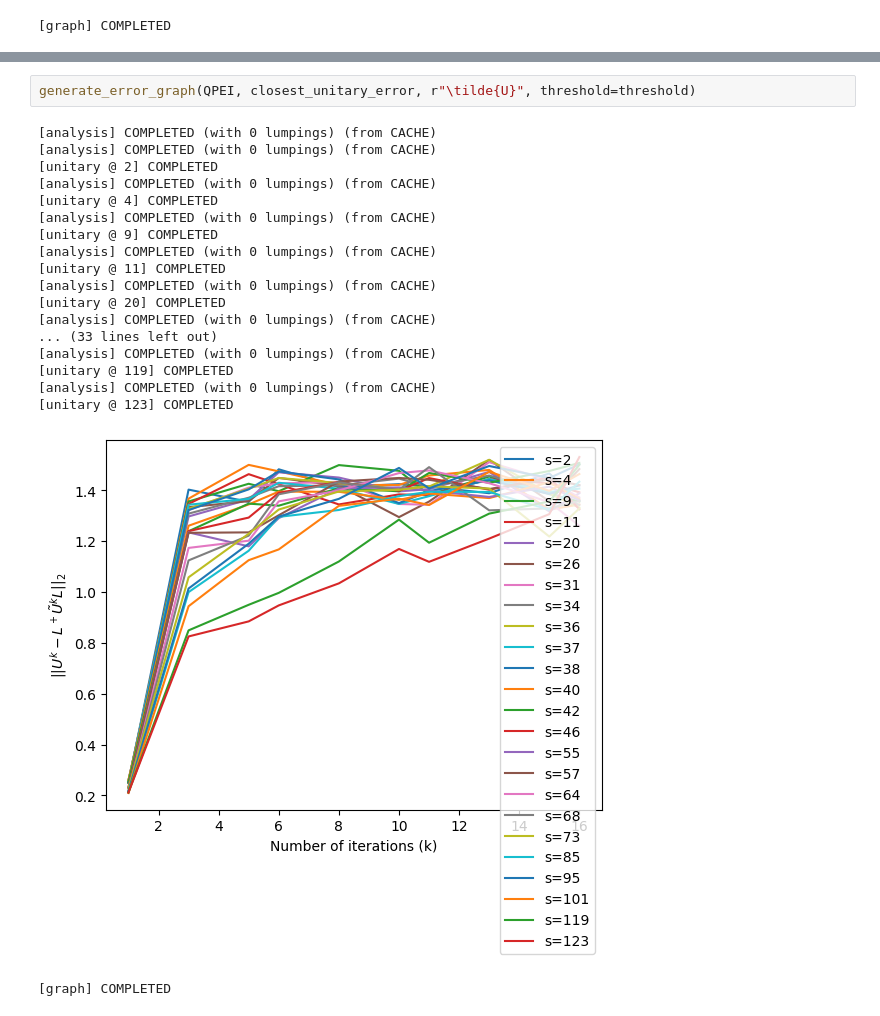
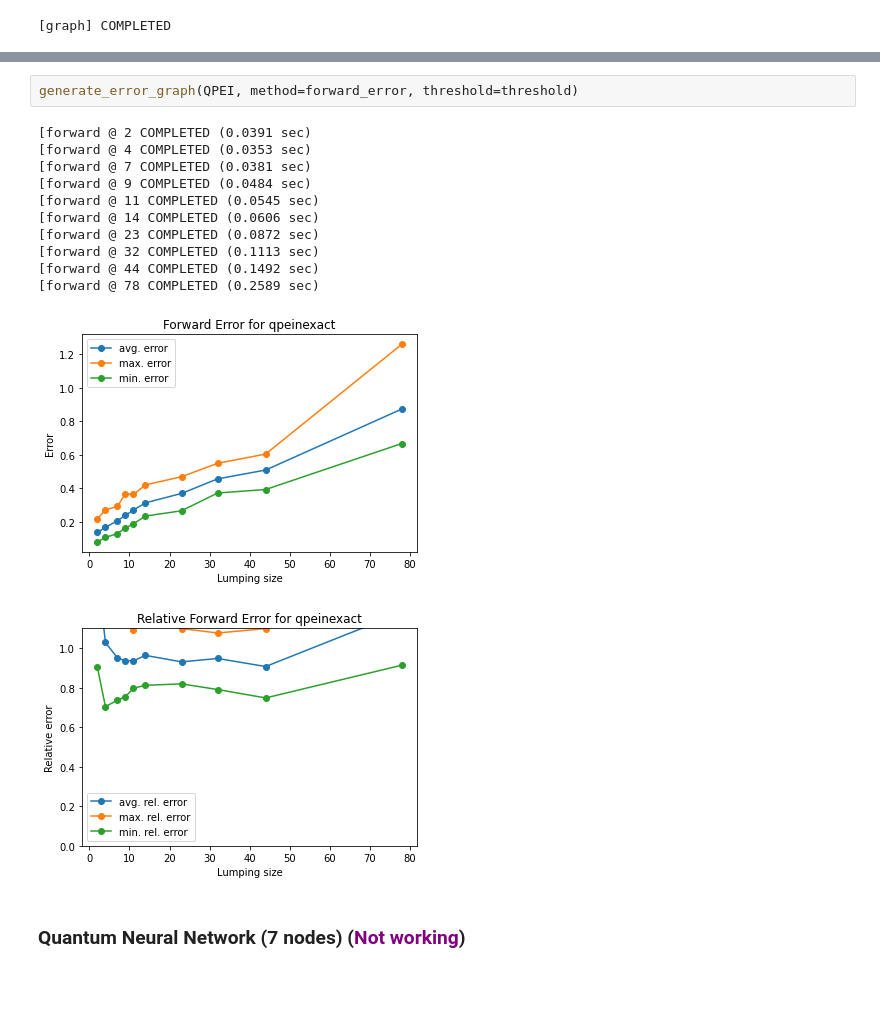
Before and after one commit to Antonio-JP/CLUE, a Jupyter notebook: notebooks/numerical_quantum.ipynb, the cells around one changed output, grey strips where cells are left out. Drawn from its saved outputs; the diff is of its cells as text; blank space fills up the shorter version.

```diff
--- a/notebooks/numerical_quantum.ipynb
+++ b/notebooks/numerical_quantum.ipynb
@@ -544,23 +558,18 @@ generate_error_graph(QPEI, threshold=threshold)
 [graph] COMPLETED
 # %%
-generate_error_graph(QPEI, closest_unitary_error, r"\tilde{U}", threshold=threshold)
+generate_error_graph(QPEI, method=forward_error, threshold=threshold)
 # %% [output]
-[analysis] COMPLETED (with 0 lumpings) (from CACHE)
-[analysis] COMPLETED (with 0 lumpings) (from CACHE)
-[unitary @ 2] COMPLETED
-[analysis] COMPLETED (with 0 lumpings) (from CACHE)
-[unitary @ 4] COMPLETED
-[analysis] COMPLETED (with 0 lumpings) (from CACHE)
-[unitary @ 9] COMPLETED
-[analysis] COMPLETED (with 0 lumpings) (from CACHE)
-[unitary @ 11] COMPLETED
-[analysis] COMPLETED (with 0 lumpings) (from CACHE)
-[unitary @ 20] COMPLETED
-[analysis] COMPLETED (with 0 lumpings) (from CACHE)
-... (33 lines left out)
-[analysis] COMPLETED (with 0 lumpings) (from CACHE)
-[unitary @ 119] COMPLETED
-[analysis] COMPLETED (with 0 lumpings) (from CACHE)
-[unitary @ 123] COMPLETED
+[forward @ 2 COMPLETED (0.0391 sec)
+[forward @ 4 COMPLETED (0.0353 sec)
+[forward @ 7 COMPLETED (0.0381 sec)
+[forward @ 9 COMPLETED (0.0484 sec)
+[forward @ 11 COMPLETED (0.0545 sec)
+[forward @ 14 COMPLETED (0.0606 sec)
+[forward @ 23 COMPLETED (0.0872 sec)
+[forward @ 32 COMPLETED (0.1113 sec)
+[forward @ 44 COMPLETED (0.1492 sec)
+[forward @ 78 COMPLETED (0.2589 sec)
-[figure, old version]
+[figure, new version]
-[graph] COMPLETED
+[figure, added]
+# %% [markdown]
+### **Quantum Neural Network** (7 nodes) (<font color='purple'>Not working</font>)
```
Also changed, not shown: parts of 74 cells of this notebook, 9 other files.
